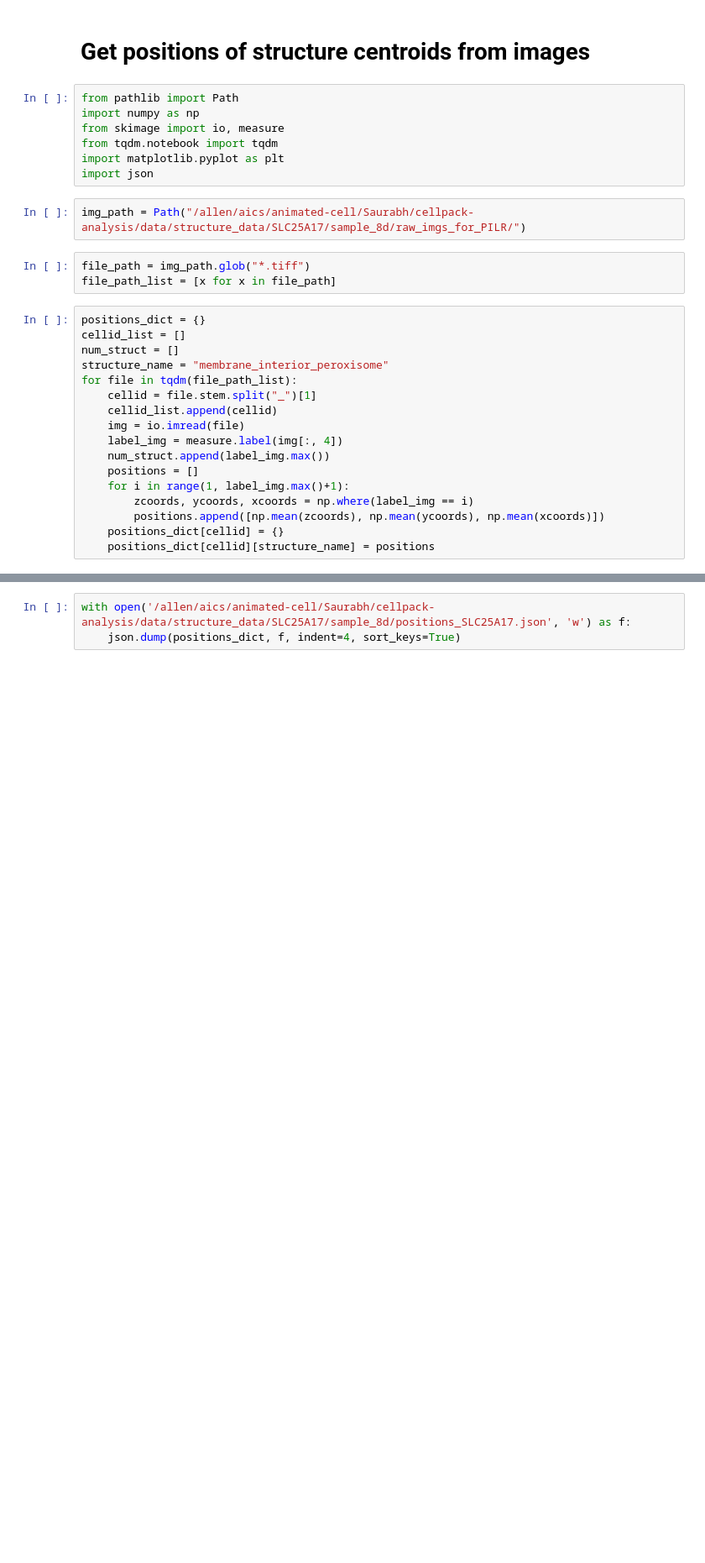
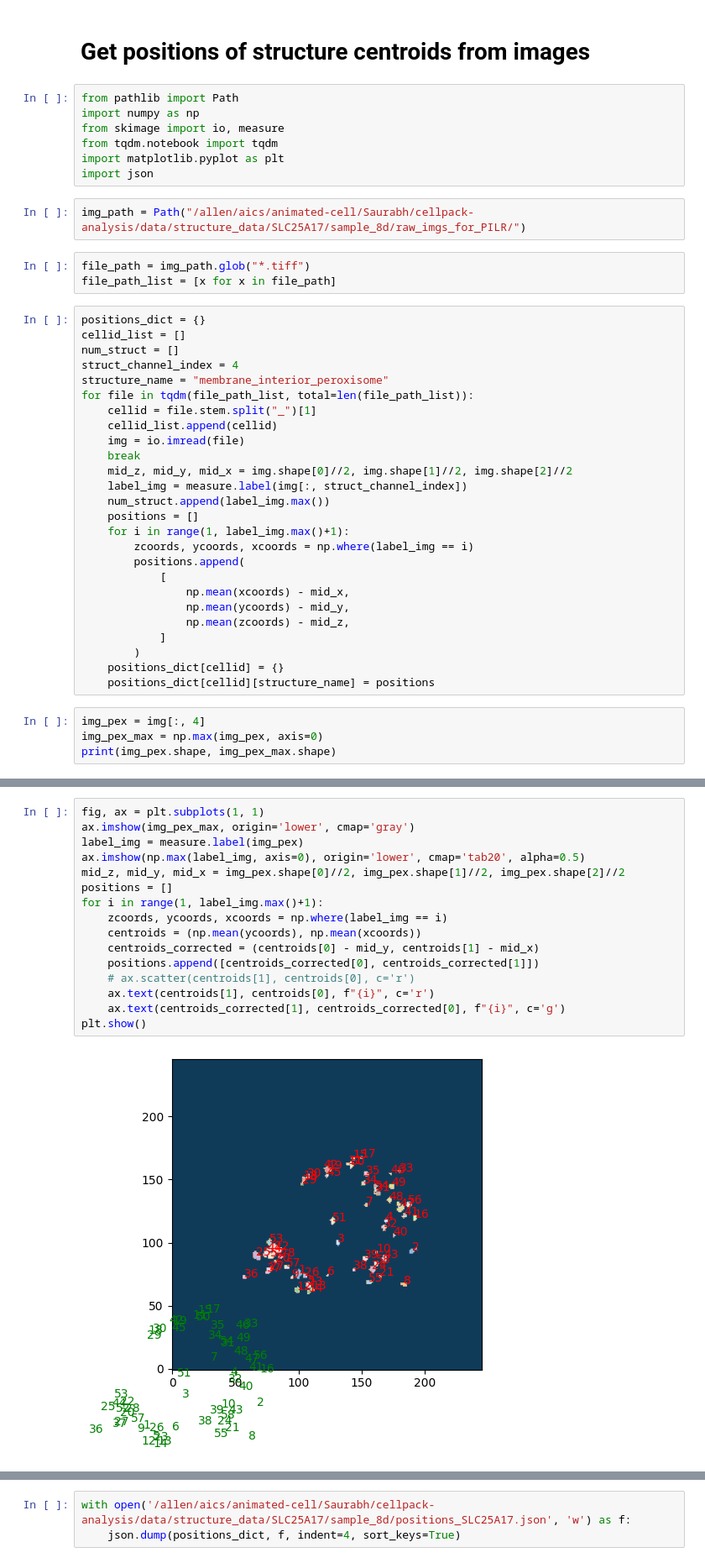
Before and after one commit to mesoscope/cellpack-analysis, a Jupyter notebook: cellpack_analysis/notebooks/get_structure_coordinates.ipynb, the cells around one changed output, grey strips where cells are left out. Shown: that part at 84% size. Cells and saved outputs as stored; diff of their text form; blank space fills up the shorter version.

```diff
--- a/cellpack_analysis/notebooks/get_structure_coordinates.ipynb
+++ b/cellpack_analysis/notebooks/get_structure_coordinates.ipynb
@@ -16,16 +16,29 @@ file_path_list = [x for x in file_path]
 positions_dict = {}
 cellid_list = []
 num_struct = []
+struct_channel_index = 4
 structure_name = "membrane_interior_peroxisome"
-for file in tqdm(file_path_list):
+for file in tqdm(file_path_list, total=len(file_path_list)):
     cellid = file.stem.split("_")[1]
     cellid_list.append(cellid)
     img = io.imread(file)
-    label_img = measure.label(img[:, 4])
+    break
+    mid_z, mid_y, mid_x = img.shape[0]//2, img.shape[1]//2, img.shape[2]//2
+    label_img = measure.label(img[:, struct_channel_index])
     num_struct.append(label_img.max())
     positions = []
     for i in range(1, label_img.max()+1):
         zcoords, ycoords, xcoords = np.where(label_img == i)
-        positions.append([np.mean(zcoords), np.mean(ycoords), np.mean(xcoords)])
+        positions.append(
+            [
+                np.mean(xcoords) - mid_x,
+                np.mean(ycoords) - mid_y,
+                np.mean(zcoords) - mid_z,
+            ]
+        )
     positions_dict[cellid] = {}
     positions_dict[cellid][structure_name] = positions
+# %%
+img_pex = img[:, 4]
+img_pex_max = np.max(img_pex, axis=0)
+print(img_pex.shape, img_pex_max.shape)
@@ -31,0 +51,18 @@ for file in tqdm(file_path_list):
+# %%
+fig, ax = plt.subplots(1, 1)
+ax.imshow(img_pex_max, origin='lower', cmap='gray')
+label_img = measure.label(img_pex)
+ax.imshow(np.max(label_img, axis=0), origin='lower', cmap='tab20', alpha=0.5)
+mid_z, mid_y, mid_x = img_pex.shape[0]//2, img_pex.shape[1]//2, img_pex.shape[2]//2
+positions = []
+for i in range(1, label_img.max()+1):
+    zcoords, ycoords, xcoords = np.where(label_img == i)
+    centroids = (np.mean(ycoords), np.mean(xcoords))
+    centroids_corrected = (centroids[0] - mid_y, centroids[1] - mid_x)
+    positions.append([centroids_corrected[0], centroids_corrected[1]])
+    # ax.scatter(centroids[1], centroids[0], c='r')
+    ax.text(centroids[1], centroids[0], f"{i}", c='r')
+    ax.text(centroids_corrected[1], centroids_corrected[0], f"{i}", c='g')
+plt.show()
+# %% [output]
+[figure, added]
```
Also changed, not shown: parts of 6 cells of this notebook, 18 other files.
